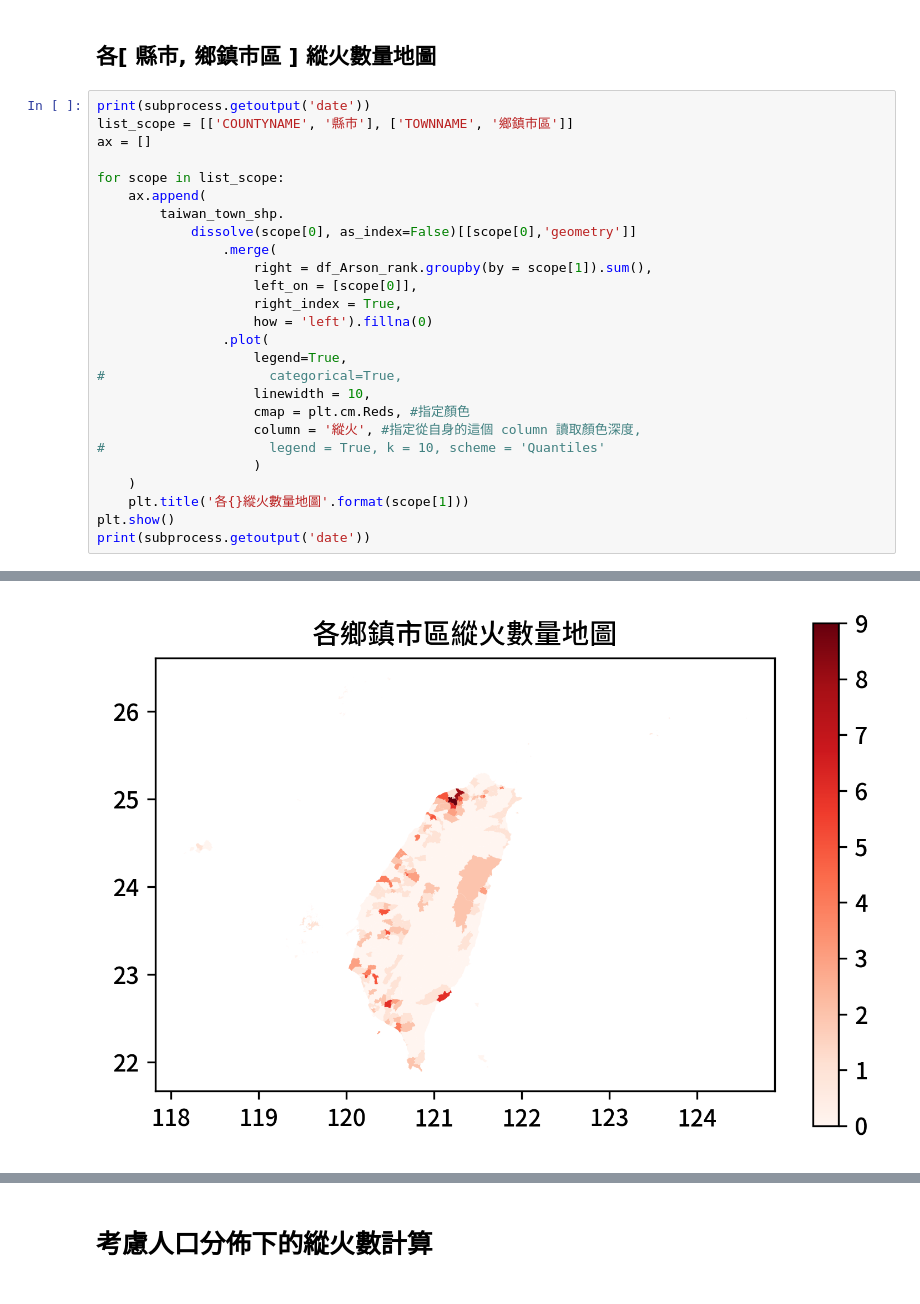
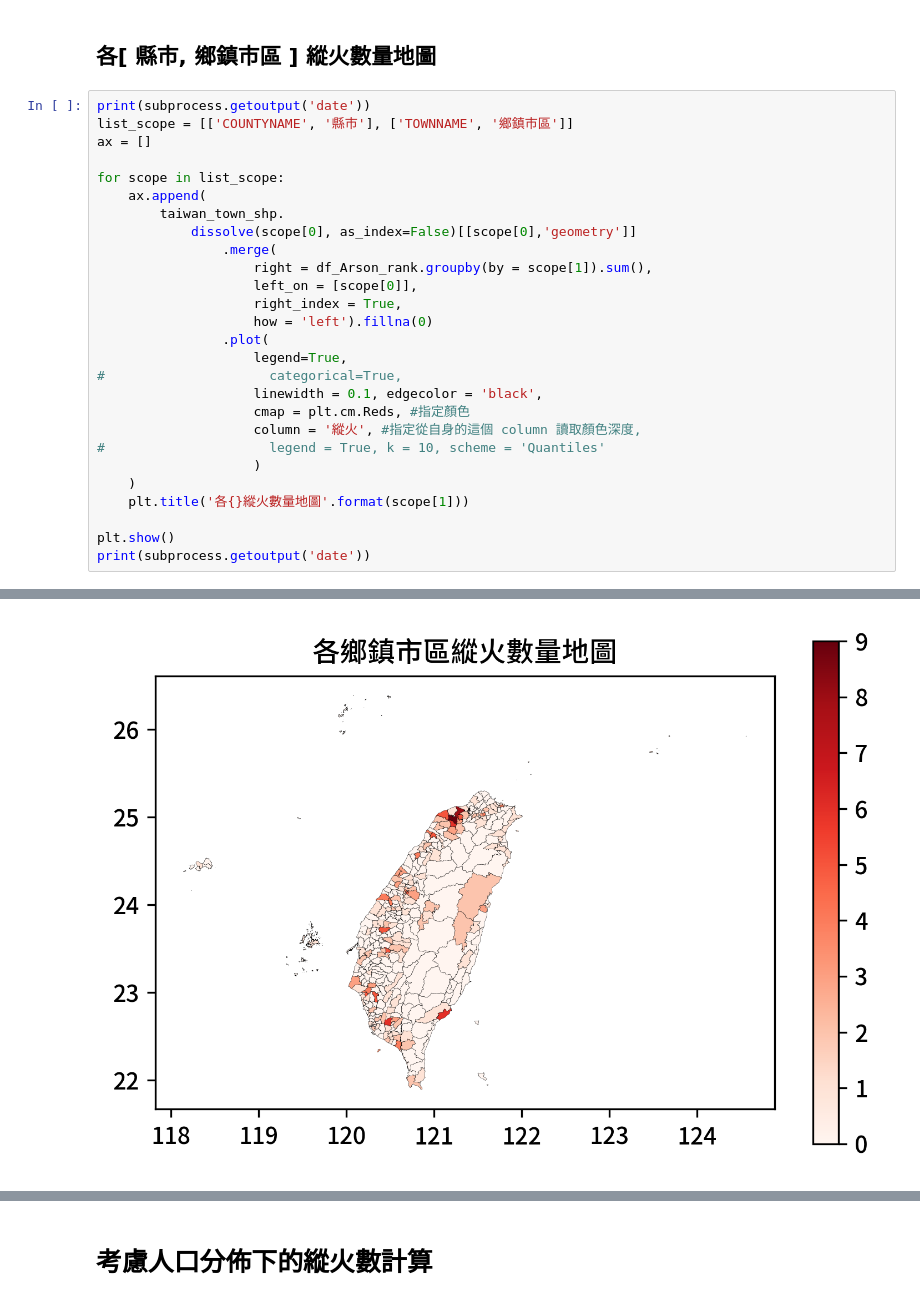
Before and after one commit to mosdeo/104-Taichung_FireDisasterEvent_DataMining, a Jupyter notebook: 104年臺灣火災事件資料探勘.ipynb, the cells around one changed output, grey strips where cells are left out. Drawn from its saved outputs; the diff is of its cells as text.

```diff
--- a/104年臺灣火災事件資料探勘.ipynb
+++ b/104年臺灣火災事件資料探勘.ipynb
@@ -309,13 +311,14 @@ for scope in list_scope:
                 .plot(
                     legend=True,
 #                     categorical=True,
-                    linewidth = 10,
+                    linewidth = 0.1, edgecolor = 'black',
                     cmap = plt.cm.Reds, #指定顏色
                     column = '縱火', #指定從自身的這個 column 讀取顏色深度,
 #                     legend = True, k = 10, scheme = 'Quantiles'
                     )
     )
     plt.title('各{}縱火數量地圖'.format(scope[1]))
+
 plt.show()
 print(subprocess.getoutput('date'))
 # %% [output]
@@ -323 +327 @@ print(subprocess.getoutput('date'))
-[figure, old version]
+[figure, new version]
```
Also changed, not shown: parts of 9 cells of this notebook.
